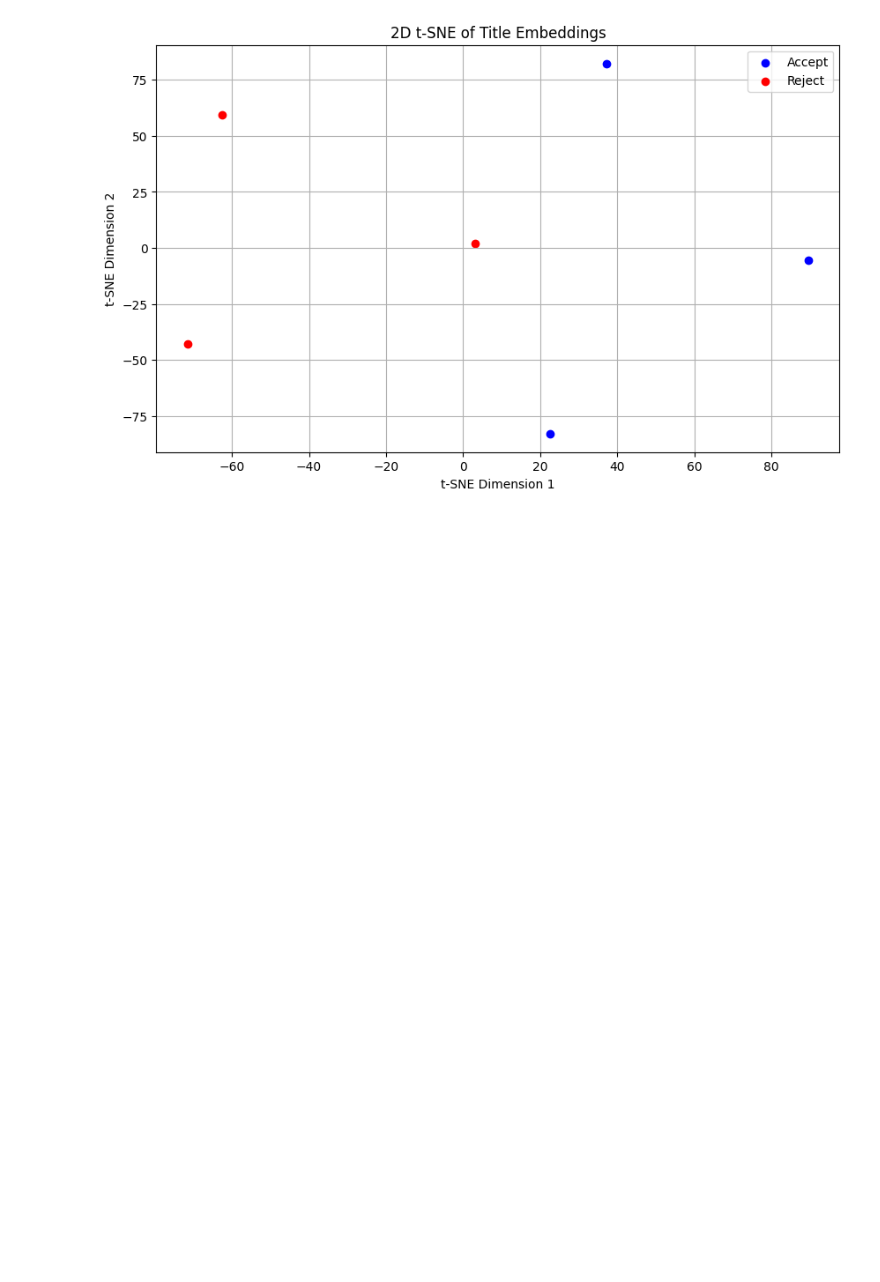
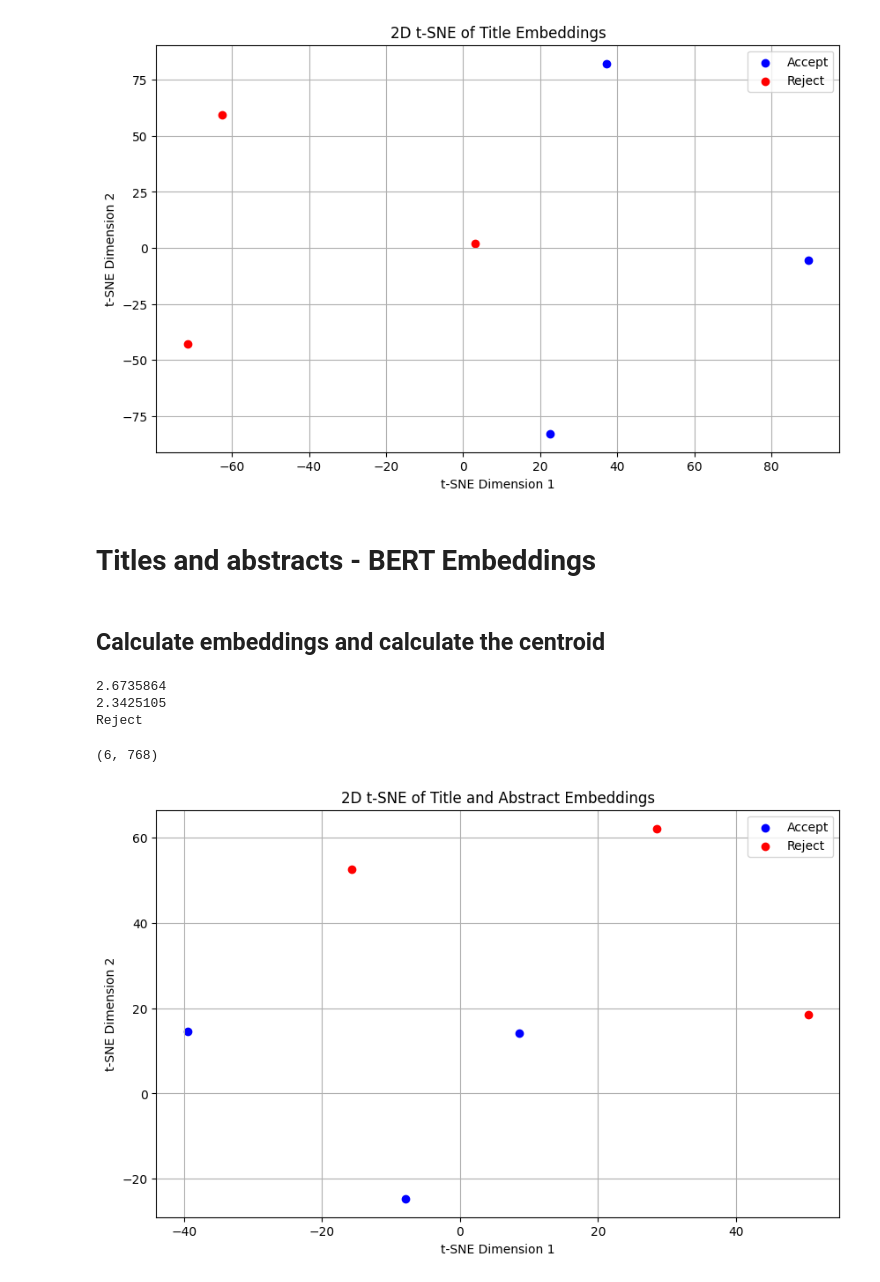
Before and after one commit to winfrednyoroka/ArticleSieve, a Jupyter notebook: Notebooks/Screeningpapers.ipynb, the cells around one changed output. Drawn from its saved outputs; the diff is of its cells as text; code cells hidden in the pictures; blank space fills up the shorter version.

Commit message:
title and abst with BERT better than title only BERT

```diff
--- a/Notebooks/Screeningpapers.ipynb
+++ b/Notebooks/Screeningpapers.ipynb
@@ -211,0 +212,4 @@ plt.show()
+# %% [markdown]
+# Titles and abstracts - BERT Embeddings
+# %% [markdown]
+## Calculate embeddings and calculate the centroid
@@ -211,0 +272,74 @@ plt.show()
+# %%
+# Classify a new title and abstract
+
+new_title_abs = '''Association between alcohol and cardiovascular disease: Mendelian randomisation analysis based on individual participant data.Objective: To use the rs1229984 variant in the alcohol dehydrogenase 1B gene (ADH1B) as an instrument to investigate the causal role of alcohol in cardiovascular disease.
+
+Design: Mendelian randomisation meta-analysis of 56 epidemiological studies.
+
+Participants: 261 991 individuals of European descent, including 20 259 coronary heart disease cases and 10 164 stroke events. Data were available on ADH1B rs1229984 variant, alcohol phenotypes, and cardiovascular biomarkers.
+
+Main outcome measures: Odds ratio for coronary heart disease and stroke associated with the ADH1B variant in all individuals and by categories of alcohol consumption.
+
+Results: Carriers of the A-allele of ADH1B rs1229984 consumed 17.2% fewer units of alcohol per week (95% confidence interval 15.6% to 18.9%), had a lower prevalence of binge drinking (odds ratio 0.78 (95% CI 0.73 to 0.84)), and had higher abstention (odds ratio 1.27 (1.21 to 1.34)) than non-carriers. Rs1229984 A-allele carriers had lower systolic blood pressure (-0.88 (-1.19 to -0.56) mm Hg), interleukin-6 levels (-5.2% (-7.8 to -2.4%)), waist circumference (-0.3 (-0.6 to -0.1) cm), and body mass index (-0.17 (-0.24 to -0.10) kg/m(2)). Rs1229984 A-allele carriers had lower odds of coronary heart disease (odds ratio 0.90 (0.84 to 0.96)). The protective association of the ADH1B rs1229984 A-allele variant remained the same across all categories of alcohol consumption (P=0.83 for heterogeneity). Although no association of rs1229984 was identified with the combined subtypes of stroke, carriers of the A-allele had lower odds of ischaemic stroke (odds ratio 0.83 (0.72 to 0.95)).
+
+Conclusions: Individuals with a genetic variant associated with non-drinking and lower alcohol consumption had a more favourable cardiovascular profile and a reduced risk of coronary heart disease than those without the genetic variant. This suggests that reduction of alcohol consumption, even for light to moderate drinkers, is beneficial for cardiovascular health.'''
+new_title_abs_embeddings = get_embeddings(new_title_abs)
+
+# Measure distance from the centroids
+distance_to_accept = np.linalg.norm(new_title_abs_embeddings - accepted_centroid)
+distance_to_reject = np.linalg.norm(new_title_abs_embeddings - rejected_centroid)
+
+print(distance_to_accept)
+print(distance_to_reject)
+
+# Classify based on how close they are to
+if distance_to_accept < distance_to_reject:
+    classification = 'Accept'
+else:
+    classification = 'Reject'
+
+print(classification)
+# %% [output]
+2.6735864
+2.3425105
+Reject
+# %%
+# Visualise
+
+import numpy as np
+import matplotlib.pyplot as plt
+
+from sklearn.manifold import TSNE
+
+# Concatenate all embeddings
+all_embeddings = np.concatenate((accept_embeddings,reject_embeddings),axis=0)
+
+all_embeddings = np.squeeze(all_embeddings,axis=1)
+
+print(all_embeddings.shape)
+
+# Reduce the dimensionality
+# Set the perplexity to a value less than the number of samples
+perplexity_value = min(30, len(all_embeddings)-1)
+
+#Apply t-SNE for dimensionality reduction
+tsne = TSNE(n_components=2,random_state=42,perplexity=perplexity_value)
+embeddings_2d = tsne.fit_transform(all_embeddings)
+
+# Visualise the embeddings
+num_accepted = len(accept_embeddings)
+# Plotting
+plt.figure(figsize=(10,6))
+plt.scatter(embeddings_2d[:num_accepted,0],embeddings_2d[:num_accepted,1],color='b',label='Accept')
+plt.scatter(embeddings_2d[num_accepted:,0],embeddings_2d[num_accepted:,1],color='r',label='Reject')
+
+plt.title("2D t-SNE of Title and Abstract Embeddings")
+
+plt.xlabel('t-SNE Dimension 1')
+plt.ylabel('t-SNE Dimension 2')
+plt.legend()
+plt.grid(True)
+plt.show()
+# %% [output]
+(6, 768)
+[figure, added]
```
Also changed, not shown: parts of 4 cells of this notebook.
